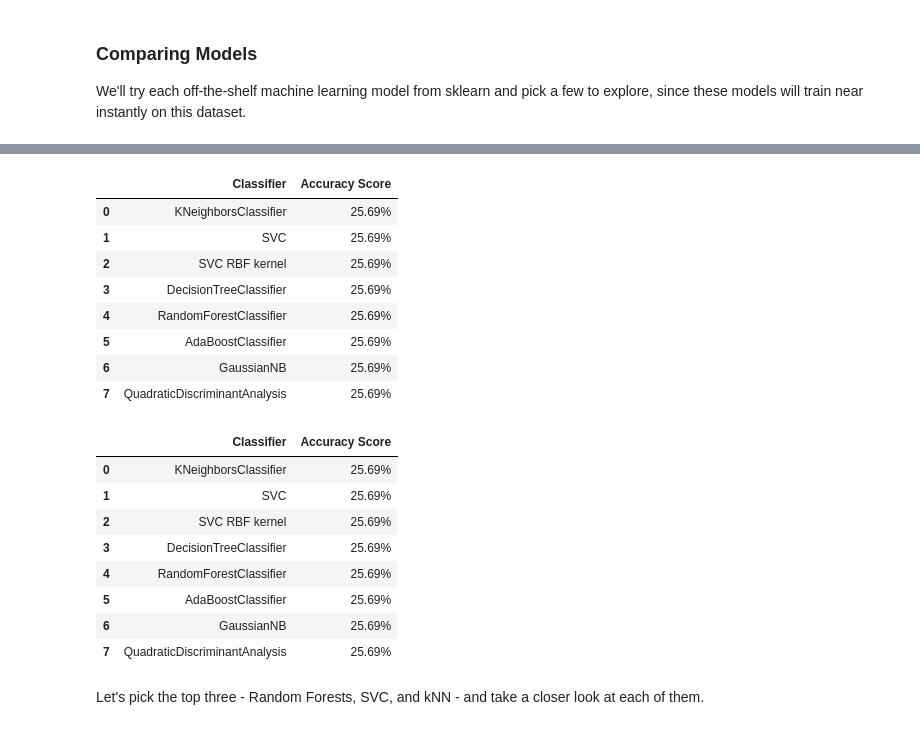
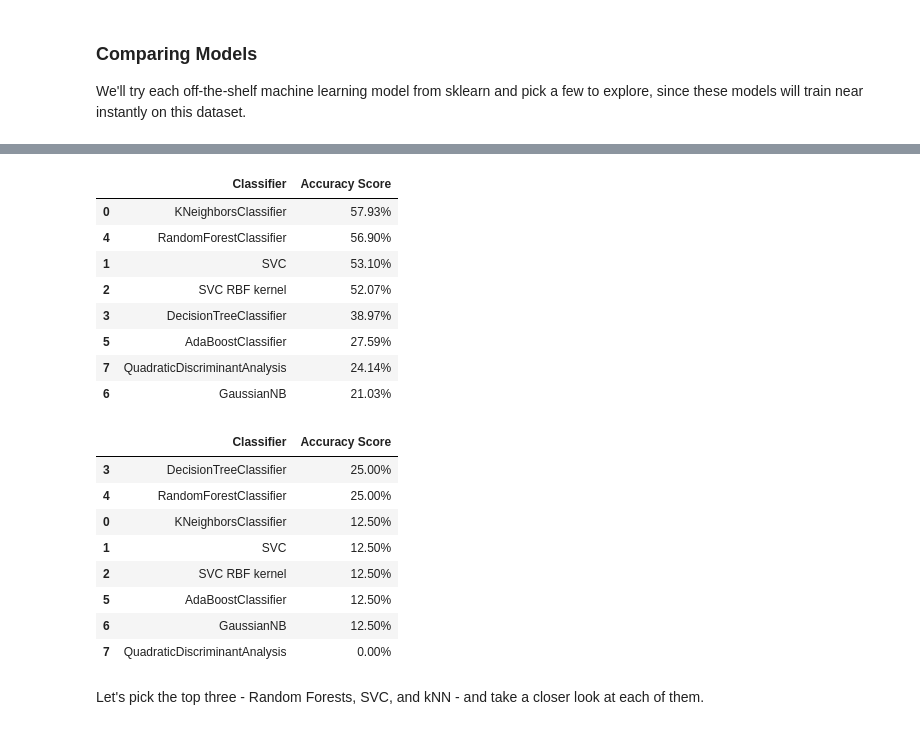
Before and after one commit to MichaelTj02/Week3-ClassicML, a Jupyter notebook: Week_3_MachineLearning.ipynb, the cells around one changed output, grey strips where cells are left out. Drawn from its saved outputs; the diff is of its cells as text; code cells hidden in the pictures.

```diff
--- a/Week_3_MachineLearning.ipynb
+++ b/Week_3_MachineLearning.ipynb
@@ -837,44 +958,47 @@ scores_df.sort_values(by='Accuracy Score',axis=0,ascending=False)
 | 6 | GaussianNB | 29.86% |
 | 7 | QuadraticDiscriminantAnalysis | 25.69% |
 # %%
+#merge dataset, scaled
 from sklearn.neighbors import KNeighborsClassifier
 from sklearn.svm import SVC
 from sklearn.tree import DecisionTreeClassifier
 from sklearn.ensemble import RandomForestClassifier, AdaBoostClassifier
 from sklearn.naive_bayes import GaussianNB
 from sklearn.discriminant_analysis import QuadraticDiscriminantAnalysis
 
-classification2_models = [
+# x-train-scaled
+classification_models = [
     KNeighborsClassifier(),#(3),
     SVC(kernel='linear'),#, C=0.025),
     SVC(kernel='rbf'),
     DecisionTreeClassifier(),#max_depth=5),
     RandomForestClassifier(),#max_depth=5, n_estimators=10, max_features=1),
     AdaBoostClassifier(),
     GaussianNB(),
     QuadraticDiscriminantAnalysis()]
 
-scores2 = []
-for model2 in classification2_models:
-    model2.fit(X_train_scaled, y_train)
-    score2 = model2.score(X_test_scaled, y_test)
-    model2_name = type(model2).__name__
-    if model2_name=='SVC' and model2.kernel=='rbf': model2_name+=' RBF kernel'
-    scores2.append((model2_name,(f'{100*score:.2f}%')))
+scores = []
+for model in classification_models:
+    model.fit(X2_train_scaled, y2_train)
+    score2 = model.score(X2_test_scaled, y2_test)
+    model2_name = type(model).__name__
+    if model2_name=='SVC' and model.kernel=='rbf': model2_name+=' RBF kernel'
+    scores.append((model2_name,(f'{100*score2:.2f}%')))
 # Make it pretty
-scores2_df = pd.DataFrame(scores2,columns=['Classifier','Accuracy Score'])
-scores2_df.sort_values(by='Accuracy Score',axis=0,ascending=False)
+scores_df = pd.DataFrame(scores,columns=['Classifier','Accuracy Score'])
+scores_df.sort_values(by='Accuracy Score',axis=0,ascending=False)
 # %% [output]
 |  | Classifier | Accuracy Score |
-| 0 | KNeighborsClassifier | 25.69% |
-| 1 | SVC | 25.69% |
-| 2 | SVC RBF kernel | 25.69% |
-| 3 | DecisionTreeClassifier | 25.69% |
-| 4 | RandomForestClassifier | 25.69% |
-| 5 | AdaBoostClassifier | 25.69% |
-| 6 | GaussianNB | 25.69% |
-| 7 | QuadraticDiscriminantAnalysis | 25.69% |
+| 0 | KNeighborsClassifier | 57.93% |
+| 4 | RandomForestClassifier | 56.90% |
+| 1 | SVC | 53.10% |
+| 2 | SVC RBF kernel | 52.07% |
+| 3 | DecisionTreeClassifier | 38.97% |
+| 5 | AdaBoostClassifier | 27.59% |
+| 7 | QuadraticDiscriminantAnalysis | 24.14% |
+| 6 | GaussianNB | 21.03% |
 # %%
+#own recording, scaled
 from sklearn.neighbors import KNeighborsClassifier
 from sklearn.svm import SVC
 from sklearn.tree import DecisionTreeClassifier
@@ -882,7 +1006,8 @@ from sklearn.ensemble import RandomForestClassifier, AdaBoostClassifier
 from sklearn.naive_bayes import GaussianNB
 from sklearn.discriminant_analysis import QuadraticDiscriminantAnalysis
 
-classification3_models = [
+# x-train-scaled
+classification_models = [
     KNeighborsClassifier(),#(3),
     SVC(kernel='linear'),#, C=0.025),
     SVC(kernel='rbf'),
@@ -892,26 +1017,26 @@ classification3_models = [
     GaussianNB(),
     QuadraticDiscriminantAnalysis()]
 
-scores3 = []
-for model3 in classification3_models:
-    model3.fit(X_train_scaled, y_train)
-    score3 = model3.score(X_test_scaled, y_test)
-    model3_name = type(model3).__name__
-    if model3_name=='SVC' and model3.kernel=='rbf': model3_name+=' RBF kernel'
-    scores3.append((model3_name,(f'{100*score:.2f}%')))
+scores = []
+for model in classification_models:
+    model.fit(X_train_scaled, y_train)
+    score3 = model.score(features3, emotions3)
+    model3_name = type(model).__name__
+    if model3_name=='SVC' and model.kernel=='rbf': model3_name+=' RBF kernel'
+    scores.append((model3_name,(f'{100*score3:.2f}%')))
 # Make it pretty
-scores3_df = pd.DataFrame(scores3,columns=['Classifier','Accuracy Score'])
-scores3_df.sort_values(by='Accuracy Score',axis=0,ascending=False)
+scores_df = pd.DataFrame(scores,columns=['Classifier','Accuracy Score'])
+scores_df.sort_values(by='Accuracy Score',axis=0,ascending=False)
 # %% [output]
 |  | Classifier | Accuracy Score |
-| 0 | KNeighborsClassifier | 25.69% |
-| 1 | SVC | 25.69% |
-| 2 | SVC RBF kernel | 25.69% |
-| 3 | DecisionTreeClassifier | 25.69% |
-| 4 | RandomForestClassifier | 25.69% |
-| 5 | AdaBoostClassifier | 25.69% |
-| 6 | GaussianNB | 25.69% |
-| 7 | QuadraticDiscriminantAnalysis | 25.69% |
+| 3 | DecisionTreeClassifier | 25.00% |
+| 4 | RandomForestClassifier | 25.00% |
+| 0 | KNeighborsClassifier | 12.50% |
+| 1 | SVC | 12.50% |
+| 2 | SVC RBF kernel | 12.50% |
+| 5 | AdaBoostClassifier | 12.50% |
+| 6 | GaussianNB | 12.50% |
+| 7 | QuadraticDiscriminantAnalysis | 0.00% |
 # %% [markdown]
 Let's pick the top three - Random Forests, SVC, and kNN - and take a closer look at each of them.
 # %% [markdown]
```
Also changed, not shown: parts of 7 cells of this notebook.
